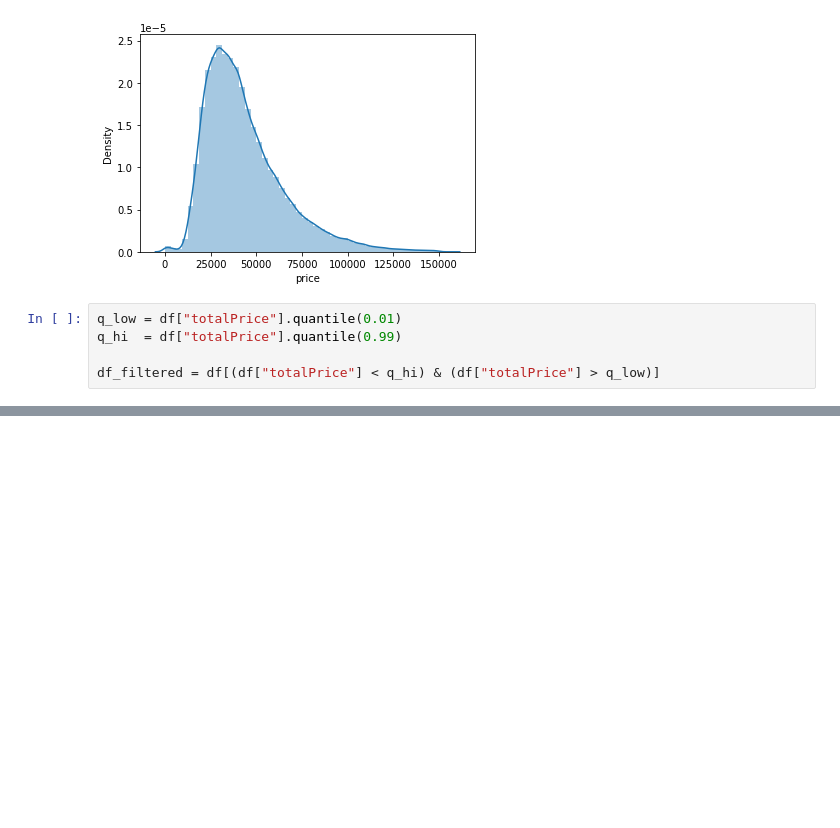
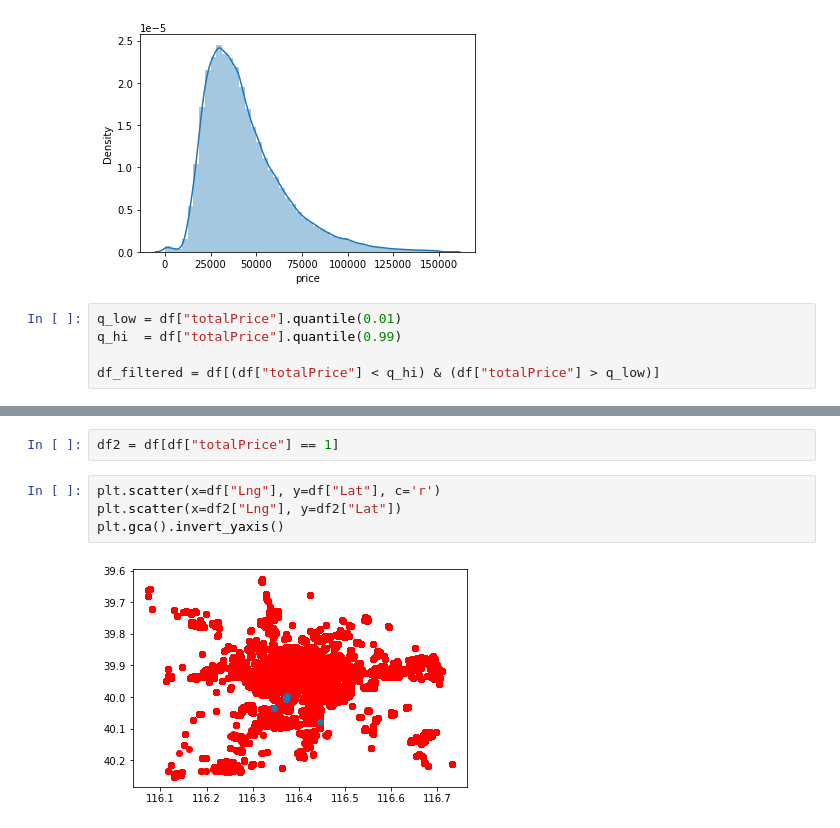
Before and after one commit to fhgr-cds-archive-class-2021/fhgr-3-s-ml-project-group-2, a Jupyter notebook: andre/eda.ipynb, the cells around one changed output, grey strips where cells are left out. Saved outputs shown, nothing was run; the diff lists cells and outputs as text; blank space fills up the shorter version.

```diff
--- a/andre/eda.ipynb
+++ b/andre/eda.ipynb
@@ -41,0 +42,8 @@ sns.distplot(df_filtered['totalPrice'])
+# %%
+df2 = df[df["totalPrice"] == 1]
+# %%
+plt.scatter(x=df["Lng"], y=df["Lat"], c='r')
+plt.scatter(x=df2["Lng"], y=df2["Lat"])
+plt.gca().invert_yaxis()
+# %% [output]
+[figure, added]
```
Also changed, not shown: parts of 1 cell of this notebook.
